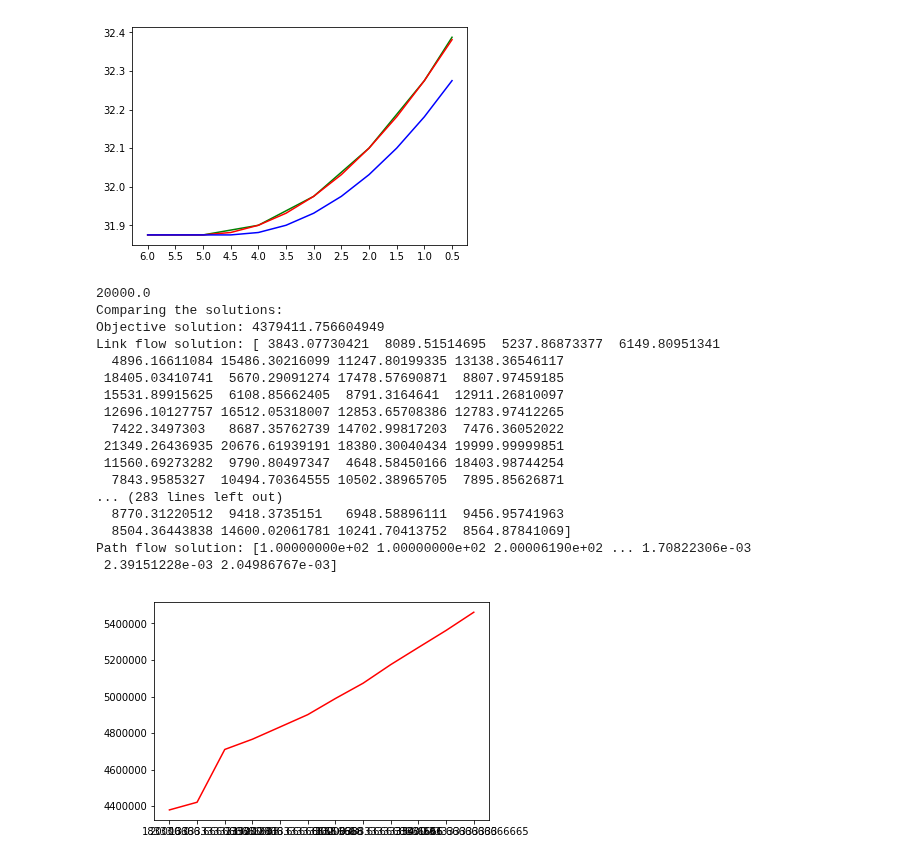
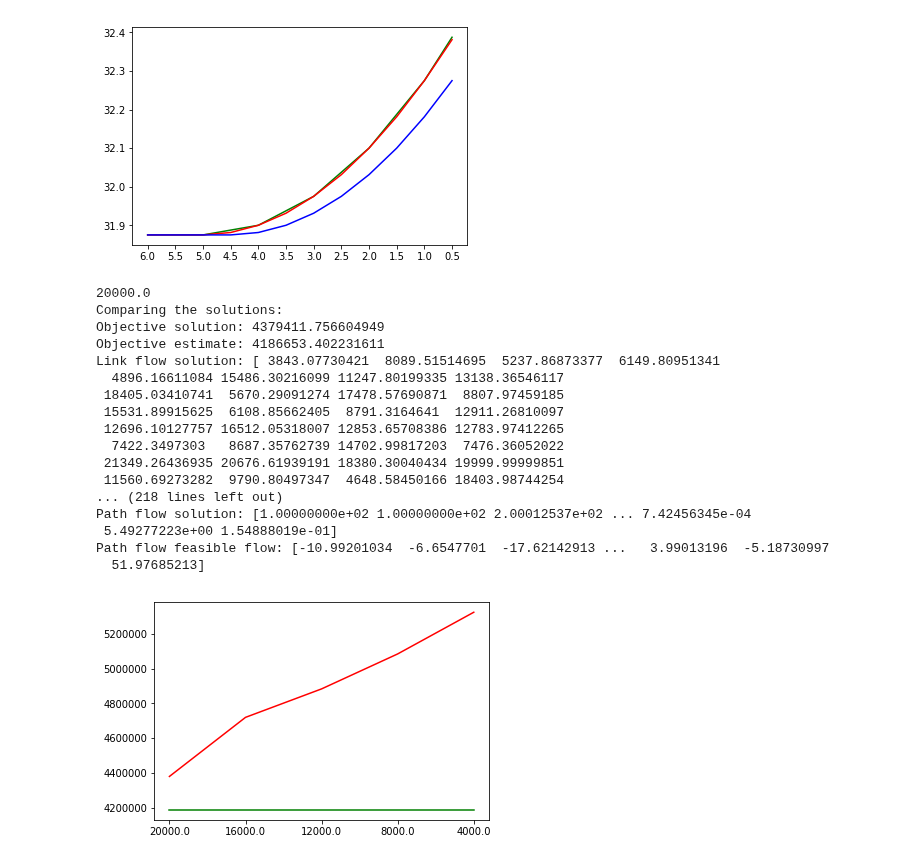
Before and after one commit to TheoCabannes/Traffic_network_framework, a Jupyter notebook: find_feasible.ipynb, the cells around one changed output. Drawn from its saved outputs; the diff is of its cells as text; code cells hidden in the pictures.

```diff
--- a/find_feasible.ipynb
+++ b/find_feasible.ipynb
@@ -137,6 +137,7 @@ graph, demand = Frank_Wolf_solver.load_network(network_name)
 
 eps=1e-8
 nb_iter = 1000
+export = False
 
 nb_point = 12
 obj_feas = np.zeros(nb_point)
@@ -152,7 +153,8 @@ delta = delta.T
 f_old = delta @ path_flow_matrix_old
 od2route = inv_route_to_od(route2od)
 
-file = open("results_braess.txt", "w")
+if export:
+    file = open("results_braess.txt", "w")
 for cap_tmp in range(nb_point):
     cap = (12 - (cap_tmp))/2
     c = -1
@@ -175,8 +177,9 @@ for cap_tmp in range(nb_point):
     obj_sol[cap_tmp] = Frank_Wolf_solver.potential(graph, f_sol)
     cap_array[cap_tmp] = cap
 
-    file.write(str(cap) + ", flow sol, " + str(f_sol) + "\n")
-    file.write(str(cap) + ", flow upperbound, " + str(f_feas) + "\n")
+    if export:
+        file.write(str(cap) + ", flow sol, " + str(f_sol) + "\n")
+        file.write(str(cap) + ", flow upperbound, " + str(f_feas) + "\n")
 
     #f_old = f_sol
     #path_flow_matrix_old = path_flow_matrix
@@ -203,8 +206,8 @@ if debug:
     print("Link flow feasible flow: " + str(f_feas))
     print("Path flow solution: " + str(path_flow_matrix))
     print("Path flow feasible flow: " + str(np.linalg.pinv(delta) @ f_feas))
-
-file.close()
+if export:
+    file.close()
 # %% [output]
 6.0
 Comparing the solutions:
@@ -264,16 +268,18 @@ u_old = u_old * 50000
 # u_old[42] = 20000
 
 
-# path_flow_matrix_old, tt_f_old, delta, route2od = Frank_Wolf_solver.Frank_Wolf_solver(graph, demand, eps, nb_iter, -1)
-# f_old = delta.T @ path_flow_matrix_old
+path_flow_matrix_old, tt_f_old, delta, route2od = Frank_Wolf_solver.Frank_Wolf_solver(graph, demand, eps, nb_iter, -1)
+delta = delta.T
+f_old = delta @ path_flow_matrix_old
 
-nb_point = 12
+nb_point = 5
 # obj_feas = np.zeros(nb_point)
 obj_sol = np.zeros(nb_point)
 cap_array = np.zeros(nb_point)
 # var_dual = np.zeros(nb_point)
 
-file = open("results_2.txt", "w")
+if export:
+    file = open("results_2.txt", "w")
 
 for cap_tmp in range(nb_point):
     graph, demand = Frank_Wolf_solver.load_network(network_name)
@@ -285,26 +291,27 @@ for cap_tmp in range(nb_point):
     # path_flow_matrix, tt_f, delta, route2od = Frank_Wolf_solver.Frank_Wolf_solver(graph, demand, eps, nb_iter, c)
     # delta = delta.T
     # f = delta @ path_flow_matrix
-    # od2route = inv_route_to_od(route2od)
+    od2route = inv_route_to_od(route2od)
 
-    # f_feas = find_feasible(f_old, u, delta, od2route)
+    f_feas = find_feasible(f_old, u, delta, od2route)
     path_flow_matrix, tt_f, delta, route2od = Frank_Wolf_solver.Frank_Wolf_solver(graph, demand, eps, nb_iter, u)
     delta = delta.T
     f_sol = delta @ path_flow_matrix
 
-    file2 = open("path_flow_" + str(cap) + ".txt", "w")
-    path_flow_matrix.tofile(file2, sep=",")
-    file2.close()
+    if export:
+        file2 = open("path_flow_" + str(cap) + ".txt", "w")
+        path_flow_matrix.tofile(file2, sep=",")
+        file2.close()
 
-    file3 = open("delta_" + str(cap) + ".txt", "w")
-    delta.T.tofile(file3, sep=",")
-    file3.close()
+        file3 = open("delta_" + str(cap) + ".txt", "w")
+        delta.T.tofile(file3, sep=",")
+        file3.close()
 
-    file.write("New run\n")
-    file.write("Route2od, " + str(route2od) + "\n")
-    file.write("Capacity, " + str(u) + "\n")
-    file.write("Travel time, " + str(tt_f) + "\n")
-    file.write("Flow sol, " + str(f_sol) + "\n\n")
+        file.write("New run\n")
+        file.write("Route2od, " + str(route2od) + "\n")
+        file.write("Capacity, " + str(u) + "\n")
+        file.write("Travel time, " + str(tt_f) + "\n")
+        file.write("Flow sol, " + str(f_sol) + "\n\n")
     if debug:
         print("++++ TEST ++++")
         print(u_old)
@@ -315,7 +322,7 @@ for cap_tmp in range(nb_point):
         var_dual[cap_tmp], dual_vars, _ = lower_bound.lower_bound(f_old, path_flow_matrix_old, tt_f_old, delta.T, route2od, np.array(u_old), np.array(u), 1)
 
 
-    # obj_feas[cap_tmp] = Frank_Wolf_solver.potential(graph, f_feas)
+    obj_feas[cap_tmp] = Frank_Wolf_solver.potential(graph, f_feas)
     obj_sol[cap_tmp] = Frank_Wolf_solver.potential(graph, f_sol)
     cap_array[cap_tmp] = cap
 
@@ -329,13 +336,13 @@ for cap_tmp in range(nb_point):
     print(cap)
     print("Comparing the solutions:")
     print("Objective solution: " + str(Frank_Wolf_solver.potential(graph, f_sol)))
-    # print("Objective estimate: " + str(Frank_Wolf_solver.potential(graph, f_feas)))
+    print("Objective estimate: " + str(Frank_Wolf_solver.potential(graph, f_feas)))
     # print("Objective dual: " + str(var_dual[cap_tmp]))
 
     print("Link flow solution: " + str(f_sol))
-    # print("Link flow feasible flow: " + str(f_feas))
+    print("Link flow feasible flow: " + str(f_feas))
     print("Path flow solution: " + str(path_flow_matrix))
-    # print("Path flow feasible flow: " + str(np.linalg.pinv(delta) @ f_feas))
+    print("Path flow feasible flow: " + str(np.linalg.pinv(delta) @ f_feas))
 
 if debug:
     print()
@@ -347,11 +354,13 @@ if debug:
     print("Path flow solution: " + str(path_flow_matrix))
     print("Path flow feasible flow: " + str(np.linalg.pinv(delta) @ f_feas))
 
-file.close()
+if export:
+    file.close()
 # %% [output]
 20000.0
 Comparing the solutions:
 Objective solution: 4379411.756604949
+Objective estimate: 4186653.402231611
 Link flow solution: [ 3843.07730421  8089.51514695  5237.86873377  6149.80951341
   4896.16611084 15486.30216099 11247.80199335 13138.36546117
  18405.03410741  5670.29091274 17478.57690871  8807.97459185
@@ -360,20 +369,19 @@ Link flow solution: [ 3843.07730421  8089.51514695  5237.86873377  6149.80951341
   7422.3497303   8687.35762739 14702.99817203  7476.36052022
  21349.26436935 20676.61939191 18380.30040434 19999.99999851
  11560.69273282  9790.80497347  4648.58450166 18403.98744254
-  7843.9585327  10494.70364555 10502.38965705  7895.85626871
-... (283 lines left out)
-  8770.31220512  9418.3735151   6948.58896111  9456.95741963
-  8504.36443838 14600.02061781 10241.70413752  8564.87841069]
-Path flow solution: [1.00000000e+02 1.00000000e+02 2.00006190e+02 ... 1.70822306e-03
- 2.39151228e-03 2.04986767e-03]
+... (218 lines left out)
+Path flow solution: [1.00000000e+02 1.00000000e+02 2.00012537e+02 ... 7.42456345e-04
+ 5.49277223e+00 1.54888019e-01]
+Path flow feasible flow: [-10.99201034  -6.6547701  -17.62142913 ...   3.99013196  -5.18730997
+  51.97685213]
 # %%
-# plt.plot(cap_array[::-1], obj_feas, color='green')
+plt.plot(cap_array[::-1], obj_feas[:5], color='green')
 plt.plot(cap_array[::-1], obj_sol, color='red')
 # plt.plot(cap_array[::-1], obj_dual, color='blue')
 plt.xticks(cap_array, cap_array[::-1])
 plt.show()
 # %% [output]
-[figure, old version]
+[figure, new version]
 # %%
 file = open("delta.txt", "w")
 print(delta.T.tofile(file, sep=","))
```
Also changed, not shown: parts of 3 cells of this notebook, 2 other files.
